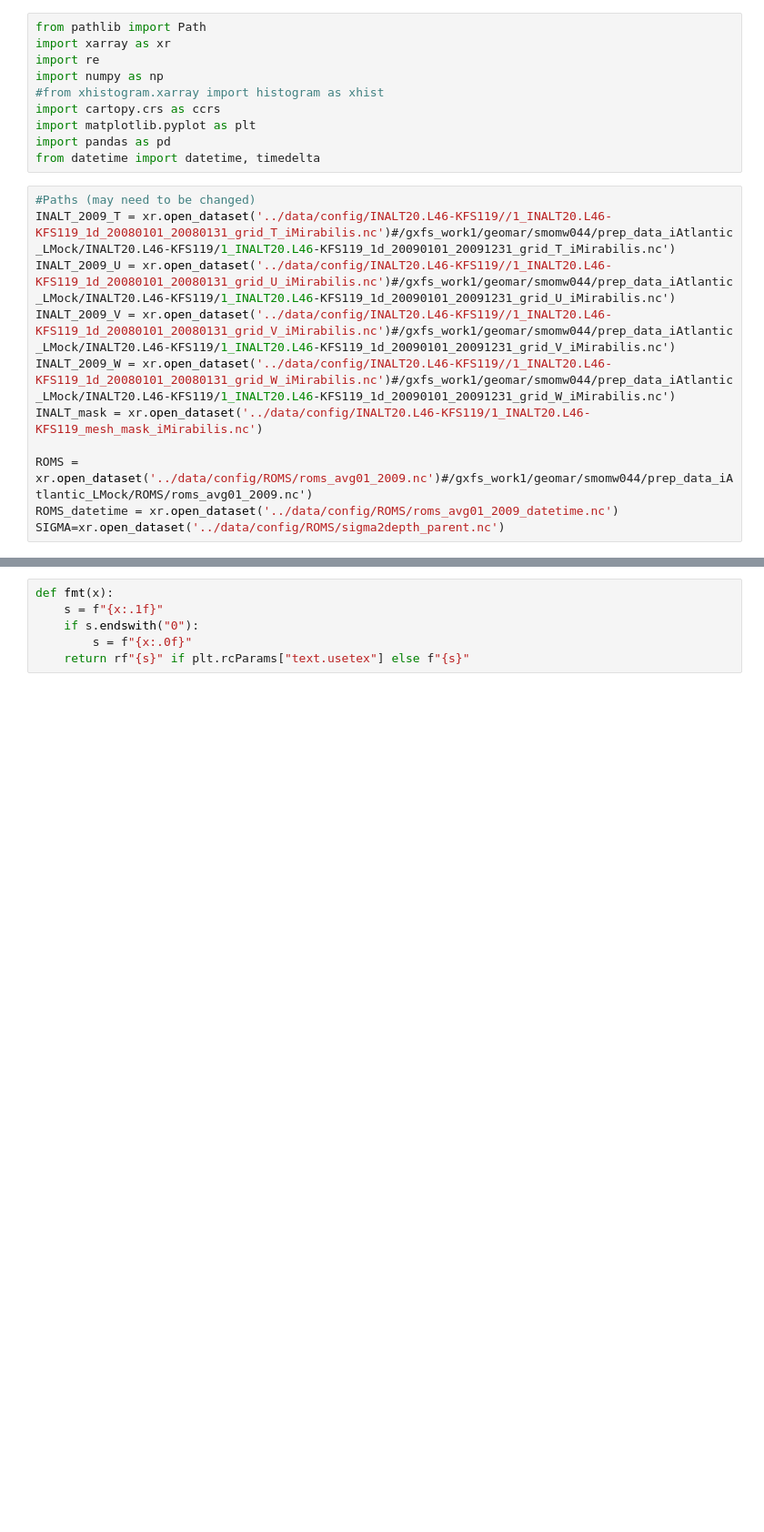
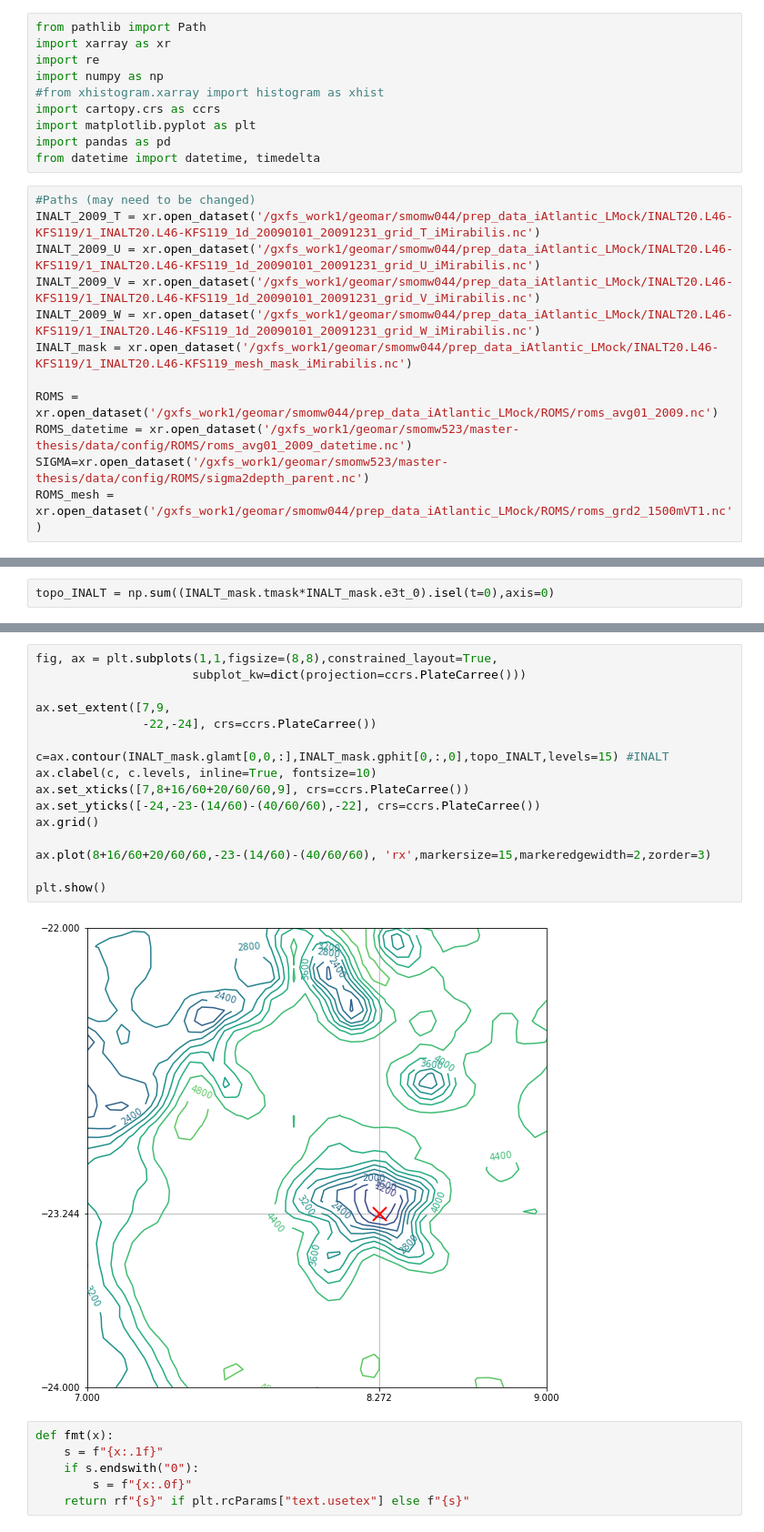
Before and after one commit to LeonMock/master-thesis, a Jupyter notebook: notebooks/2023-03-27_test-read-data.ipynb, the cells around one changed output, grey strips where cells are left out. Shown at 91% size. Cells and saved outputs as stored; diff of their text form; blank space fills up the shorter version.

```diff
--- a/notebooks/2023-03-27_test-read-data.ipynb
+++ b/notebooks/2023-03-27_test-read-data.ipynb
@@ -10,12 +10,13 @@ import pandas as pd
 from datetime import datetime, timedelta
 # %%
 #Paths (may need to be changed)
-INALT_2009_T = xr.open_dataset('../data/config/INALT20.L46-KFS119//1_INALT20.L46-KFS119_1d_20080101_20080131_grid_T_iMirabilis.nc')#/gxfs_work1/geomar/smomw044/prep_data_iAtlantic_LMock/INALT20.L46-KFS119/1_INALT20.L46-KFS119_1d_20090101_20091231_grid_T_iMirabilis.nc')
-INALT_2009_U = xr.open_dataset('../data/config/INALT20.L46-KFS119//1_INALT20.L46-KFS119_1d_20080101_20080131_grid_U_iMirabilis.nc')#/gxfs_work1/geomar/smomw044/prep_data_iAtlantic_LMock/INALT20.L46-KFS119/1_INALT20.L46-KFS119_1d_20090101_20091231_grid_U_iMirabilis.nc')
-INALT_2009_V = xr.open_dataset('../data/config/INALT20.L46-KFS119//1_INALT20.L46-KFS119_1d_20080101_20080131_grid_V_iMirabilis.nc')#/gxfs_work1/geomar/smomw044/prep_data_iAtlantic_LMock/INALT20.L46-KFS119/1_INALT20.L46-KFS119_1d_20090101_20091231_grid_V_iMirabilis.nc')
-INALT_2009_W = xr.open_dataset('../data/config/INALT20.L46-KFS119//1_INALT20.L46-KFS119_1d_20080101_20080131_grid_W_iMirabilis.nc')#/gxfs_work1/geomar/smomw044/prep_data_iAtlantic_LMock/INALT20.L46-KFS119/1_INALT20.L46-KFS119_1d_20090101_20091231_grid_W_iMirabilis.nc')
-INALT_mask = xr.open_dataset('../data/config/INALT20.L46-KFS119/1_INALT20.L46-KFS119_mesh_mask_iMirabilis.nc')
+INALT_2009_T = xr.open_dataset('/gxfs_work1/geomar/smomw044/prep_data_iAtlantic_LMock/INALT20.L46-KFS119/1_INALT20.L46-KFS119_1d_20090101_20091231_grid_T_iMirabilis.nc')
+INALT_2009_U = xr.open_dataset('/gxfs_work1/geomar/smomw044/prep_data_iAtlantic_LMock/INALT20.L46-KFS119/1_INALT20.L46-KFS119_1d_20090101_20091231_grid_U_iMirabilis.nc')
+INALT_2009_V = xr.open_dataset('/gxfs_work1/geomar/smomw044/prep_data_iAtlantic_LMock/INALT20.L46-KFS119/1_INALT20.L46-KFS119_1d_20090101_20091231_grid_V_iMirabilis.nc')
+INALT_2009_W = xr.open_dataset('/gxfs_work1/geomar/smomw044/prep_data_iAtlantic_LMock/INALT20.L46-KFS119/1_INALT20.L46-KFS119_1d_20090101_20091231_grid_W_iMirabilis.nc')
+INALT_mask = xr.open_dataset('/gxfs_work1/geomar/smomw044/prep_data_iAtlantic_LMock/INALT20.L46-KFS119/1_INALT20.L46-KFS119_mesh_mask_iMirabilis.nc')
 
-ROMS = xr.open_dataset('../data/config/ROMS/roms_avg01_2009.nc')#/gxfs_work1/geomar/smomw044/prep_data_iAtlantic_LMock/ROMS/roms_avg01_2009.nc')
-ROMS_datetime = xr.open_dataset('../data/config/ROMS/roms_avg01_2009_datetime.nc')
-SIGMA=xr.open_dataset('../data/config/ROMS/sigma2depth_parent.nc')
+ROMS = xr.open_dataset('/gxfs_work1/geomar/smomw044/prep_data_iAtlantic_LMock/ROMS/roms_avg01_2009.nc')
+ROMS_datetime = xr.open_dataset('/gxfs_work1/geomar/smomw523/master-thesis/data/config/ROMS/roms_avg01_2009_datetime.nc')
+SIGMA=xr.open_dataset('/gxfs_work1/geomar/smomw523/master-thesis/data/config/ROMS/sigma2depth_parent.nc')
+ROMS_mesh = xr.open_dataset('/gxfs_work1/geomar/smomw044/prep_data_iAtlantic_LMock/ROMS/roms_grd2_1500mVT1.nc')
@@ -46,0 +28,2 @@ Coordinates: (12/13)
+# %%
+topo_INALT = np.sum((INALT_mask.tmask*INALT_mask.e3t_0).isel(t=0),axis=0)
@@ -47,3 +44,21 @@ Coordinates: (12/13)
+# %%
+fig, ax = plt.subplots(1,1,figsize=(8,8),constrained_layout=True,
+                      subplot_kw=dict(projection=ccrs.PlateCarree()))
+
+ax.set_extent([7,9,
+               -22,-24], crs=ccrs.PlateCarree())
+
+c=ax.contour(INALT_mask.glamt[0,0,:],INALT_mask.gphit[0,:,0],topo_INALT,levels=15) #INALT
+ax.clabel(c, c.levels, inline=True, fontsize=10)
+ax.set_xticks([7,8+16/60+20/60/60,9], crs=ccrs.PlateCarree())
+ax.set_yticks([-24,-23-(14/60)-(40/60/60),-22], crs=ccrs.PlateCarree())
+ax.grid()
+
+ax.plot(8+16/60+20/60/60,-23-(14/60)-(40/60/60), 'rx',markersize=15,markeredgewidth=2,zorder=3)
+
+plt.show()
+# %% [output]
+[figure, added]
 # %%
 def fmt(x):
     s = f"{x:.1f}"
```
Also changed, not shown: parts of 4 cells of this notebook, 7 other files.
